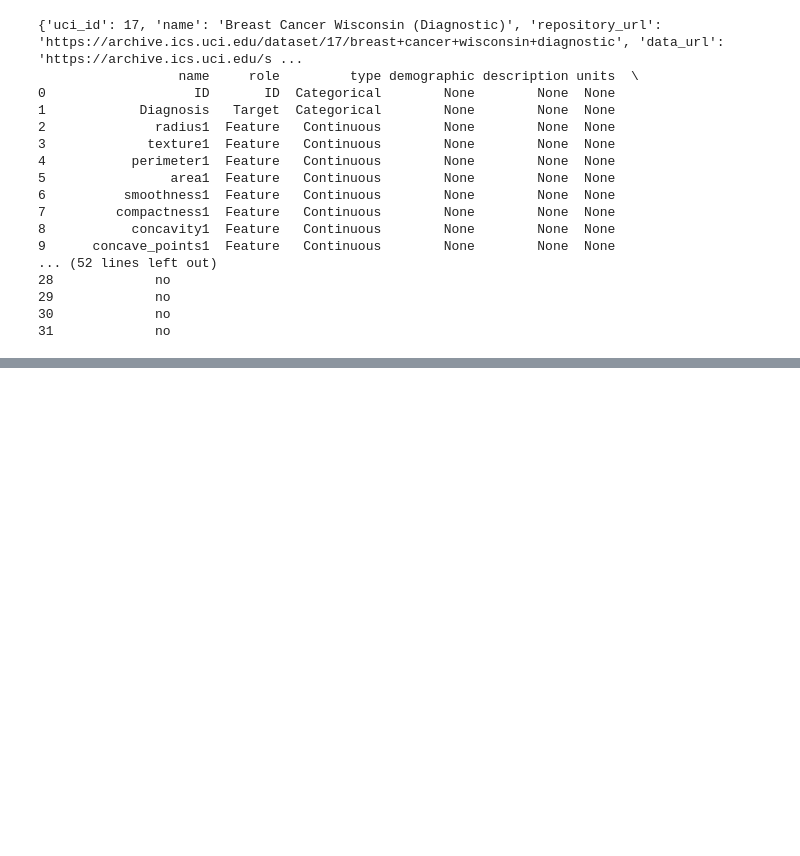
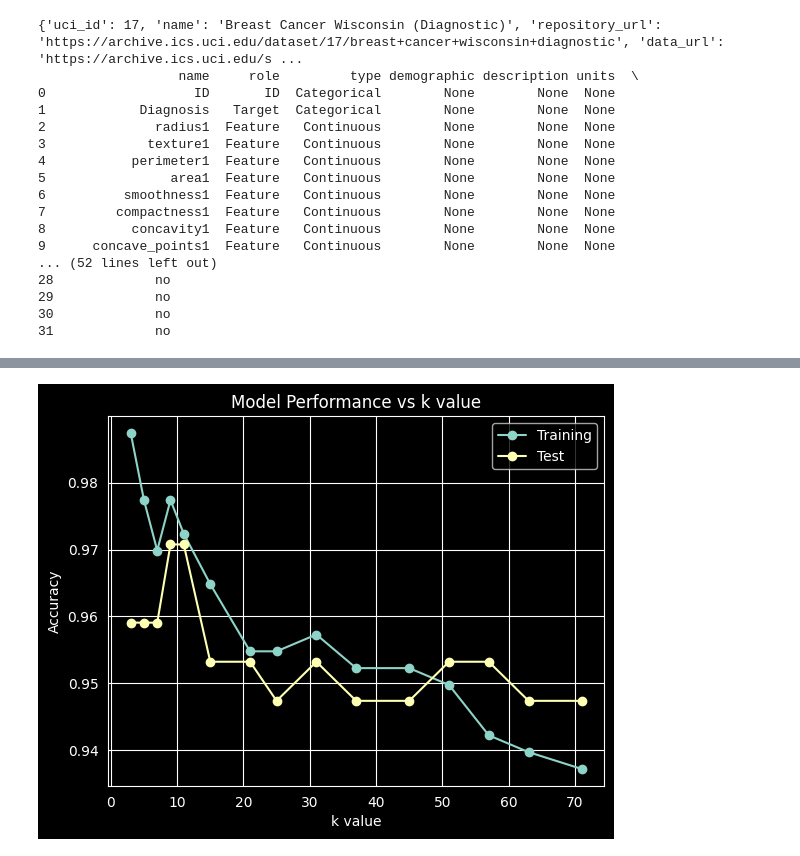
Before and after one commit to jarmoil/Datan-kasittely-ja-koneoppiminen, a Jupyter notebook: Tehtavat/Tehtava2.ipynb, the cells around one changed output, grey strips where cells are left out. Saved outputs shown, nothing was run; the diff lists cells and outputs as text; code cells hidden in the pictures; blank space fills up the shorter version.

```diff
--- a/Tehtavat/Tehtava2.ipynb
+++ b/Tehtavat/Tehtava2.ipynb
@@ -64,0 +116,9 @@ Deployment: The final phase is to deploy the model. How will the model be used i
+# %%
+from sklearn.model_selection import train_test_split
+from sklearn.preprocessing import StandardScaler
+
+X_train, X_test, y_train, y_test = train_test_split(X, y, test_size=0.3, random_state=42)
+
+scaler = StandardScaler()
+X_train_scaled = scaler.fit_transform(X_train)
+X_test_scaled = scaler.transform(X_test)
@@ -64,0 +152,11 @@ Deployment: The final phase is to deploy the model. How will the model be used i
+# %%
+plt.plot(k_values, train_accuracies, marker='o', label='Training')
+plt.plot(k_values, test_accuracies, marker='o', label='Test')
+plt.xlabel('k value')
+plt.ylabel('Accuracy')
+plt.title('Model Performance vs k value')
+plt.legend()
+plt.grid(True)
+plt.show()
+# %% [output]
+[figure, added]
```
Also changed, not shown: parts of 23 cells of this notebook.
